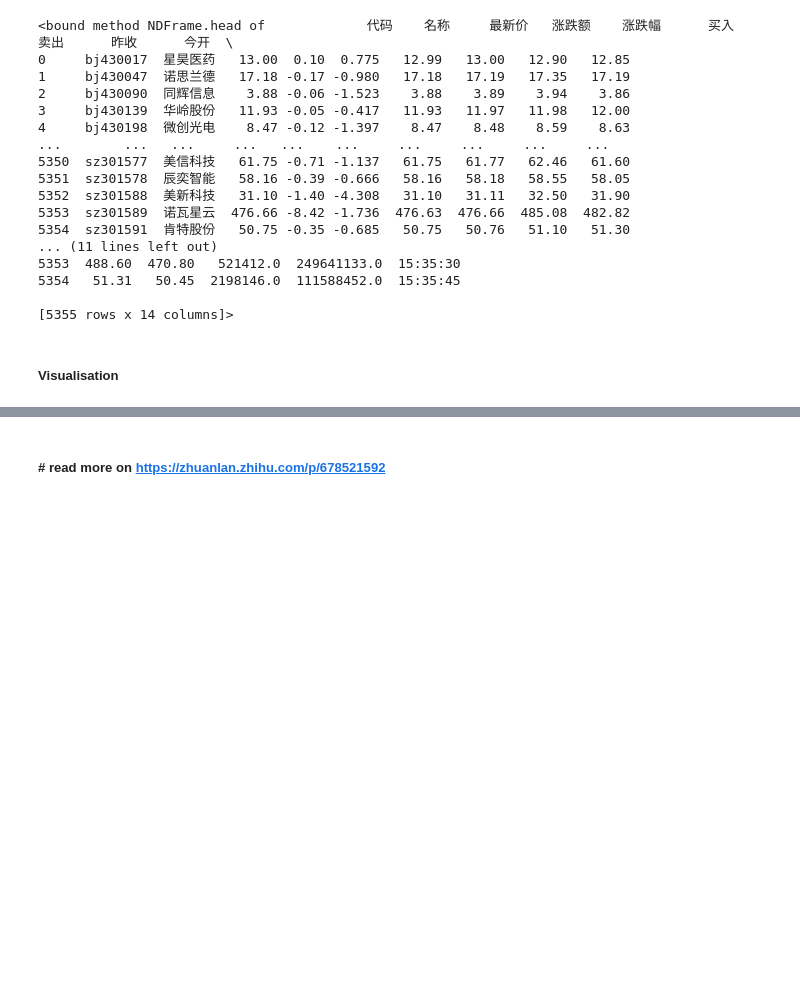
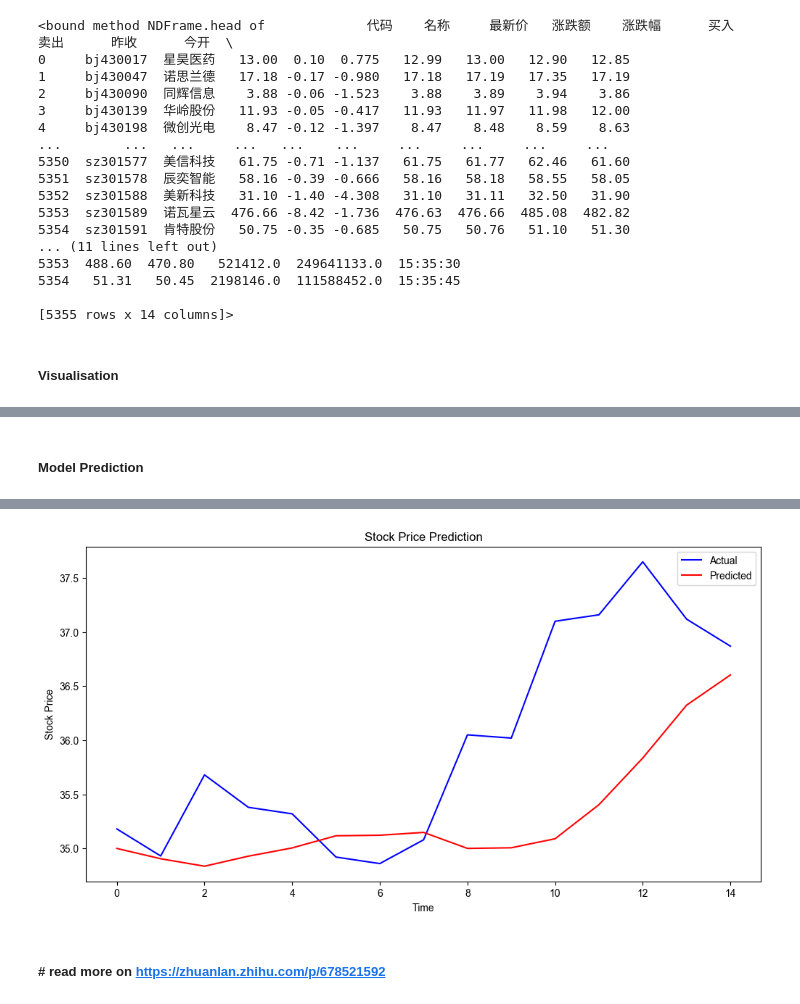
Before and after one commit to klein-wang/TechNow, a Jupyter notebook: trading/astock_extract.ipynb, the cells around one changed output, grey strips where cells are left out. Cells and saved outputs as stored; diff of their text form; code cells hidden in the pictures; blank space fills up the shorter version.

Commit message:
trained LSTM model for a stock

```diff
--- a/trading/astock_extract.ipynb
+++ b/trading/astock_extract.ipynb
@@ -146,0 +201,18 @@ TypeError: stock_zh_index_daily() got an unexpected keyword argument 'index'
+# %%
+# Initialize the model
+model = Sequential()
+
+# Add an LSTM layer with 50 units
+model.add(LSTM(units=50, return_sequences=True, input_shape=(time_steps, 1)))
+
+# Add another LSTM layer with 50 units
+model.add(LSTM(units=50))
+
+# Add a dense output layer
+model.add(Dense(units=1))
+
+# Compile the model
+model.compile(optimizer="adam", loss="mean_squared_error")
+
+# Train the model
+model.fit(X_train, y_train, epochs=50, batch_size=32)
@@ -146,0 +239,20 @@ TypeError: stock_zh_index_daily() got an unexpected keyword argument 'index'
+# %% [markdown]
+##### Model Prediction
+# %%
+# Generate predictions for the test set
+y_pred = model.predict(X_test)
+
+# Rescale the predicted and actual values back to their original range
+y_pred = scaler.inverse_transform(y_pred)
+y_test = scaler.inverse_transform(y_test.reshape(-1, 1))
+
+# Plot the predicted and actual values
+plt.figure(figsize=(12, 6))
+plt.plot(y_test, label="Actual", color="blue")
+plt.plot(y_pred, label="Predicted", color="red")
+plt.title("Stock Price Prediction")
+plt.xlabel("Time")
+plt.ylabel("Stock Price")
+plt.legend()
+plt.show()
+# %% [output]
@@ -147,2 +260,3 @@ TypeError: stock_zh_index_daily() got an unexpected keyword argument 'index'
+[figure, added]
 # %% [markdown]
 ##### # read more on https://zhuanlan.zhihu.com/p/678521592
```
Also changed, not shown: parts of 12 cells of this notebook, 2 other files.
